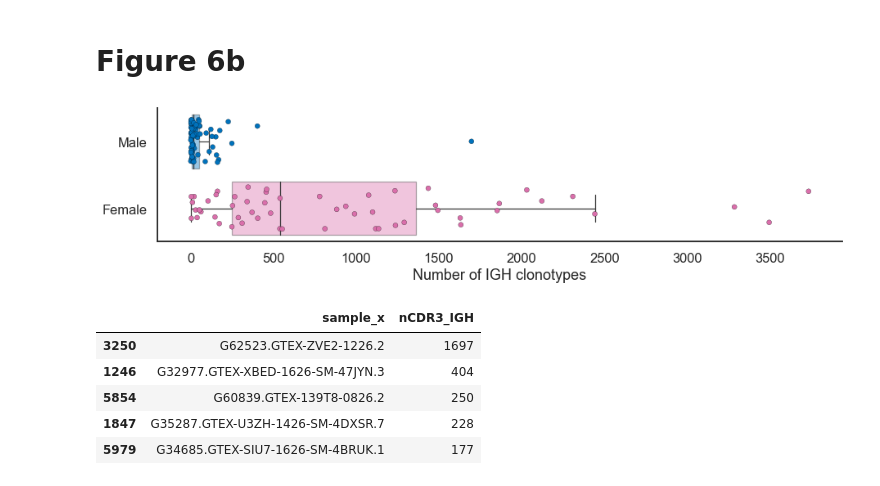
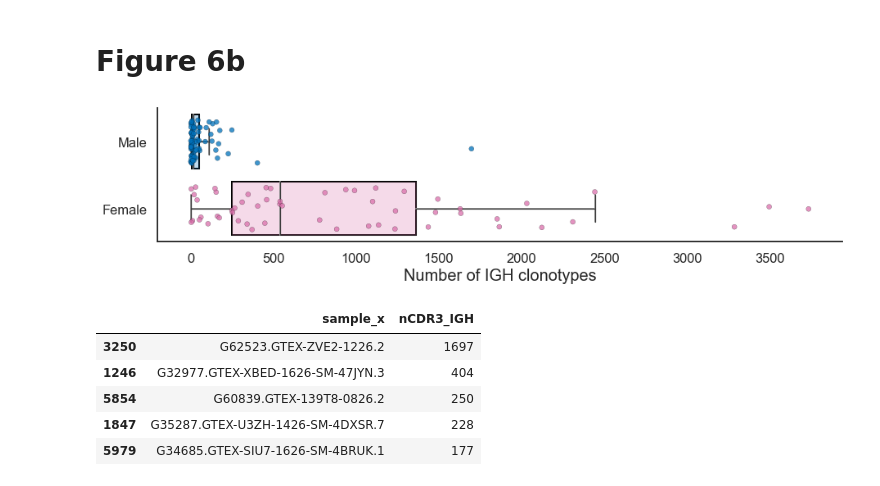
Before and after one commit to Mangul-Lab-USC/ImReP_publication_old, a Jupyter notebook: notebooks/Figure6.ipynb, the cells around one changed output. Cells and saved outputs as stored; diff of their text form; code cells hidden in the pictures.

```diff
--- a/notebooks/Figure6.ipynb
+++ b/notebooks/Figure6.ipynb
@@ -97,19 +101,23 @@ Name: nCDR3_IGH, dtype: int64
 # %%
 plt.figure(figsize=(15,3))
 sns.set_style("white")
 sns.set_context("talk")
-g=sns.boxplot(x="nCDR3_IGH", y="sex_s", data = fm_df, order=['male', 'female'], saturation=1, palette=sex,
-              linewidth=1.25, fliersize=0, boxprops=dict(alpha=.4))
+g=sns.boxplot(x="nCDR3_IGH", y="sex_s", data = fm_df, order=['male', 'female'], saturation=1,
+              linewidth=2, fliersize=0, color='white', boxprops=dict(edgecolor='black'))
+sns.boxplot(x="nCDR3_IGH", y="sex_s", data = fm_df, order=['male', 'female'], saturation=1, palette=sex,
+              linewidth=1.25, fliersize=0, boxprops=dict(alpha=.25))
 sns.stripplot(x="nCDR3_IGH", y="sex_s", data = fm_df, order=['male', 'female'], jitter=.33, size=6, palette=sex,
-              edgecolor='black', linewidth=.25)
+              edgecolor='black', linewidth=.25, alpha=.75)
 g.set(xlabel='Number of IGH clonotypes', ylabel='')
 g.set_yticklabels(labels=['Male', 'Female'])
+g.xaxis.label.set_size(20)
+g.yaxis.label.set_size(20)
 
 sns.despine()
 plt.savefig("../figures/Figure6_b.pdf", bbox_inches='tight')
 plt.savefig("../figures/Figure6_b.png", bbox_inches='tight')
 # %% [output]
-[figure, old version]
+[figure, new version]
 # %%
 tmp = all_samples[all_samples['sex_s'] == 'male']
 tmp = tmp.loc[tmp['histological site'] == 'Breast', ['sample_x', 'nCDR3_IGH']]
```
Also changed, not shown: parts of 2 cells of this notebook, 35 other files.
